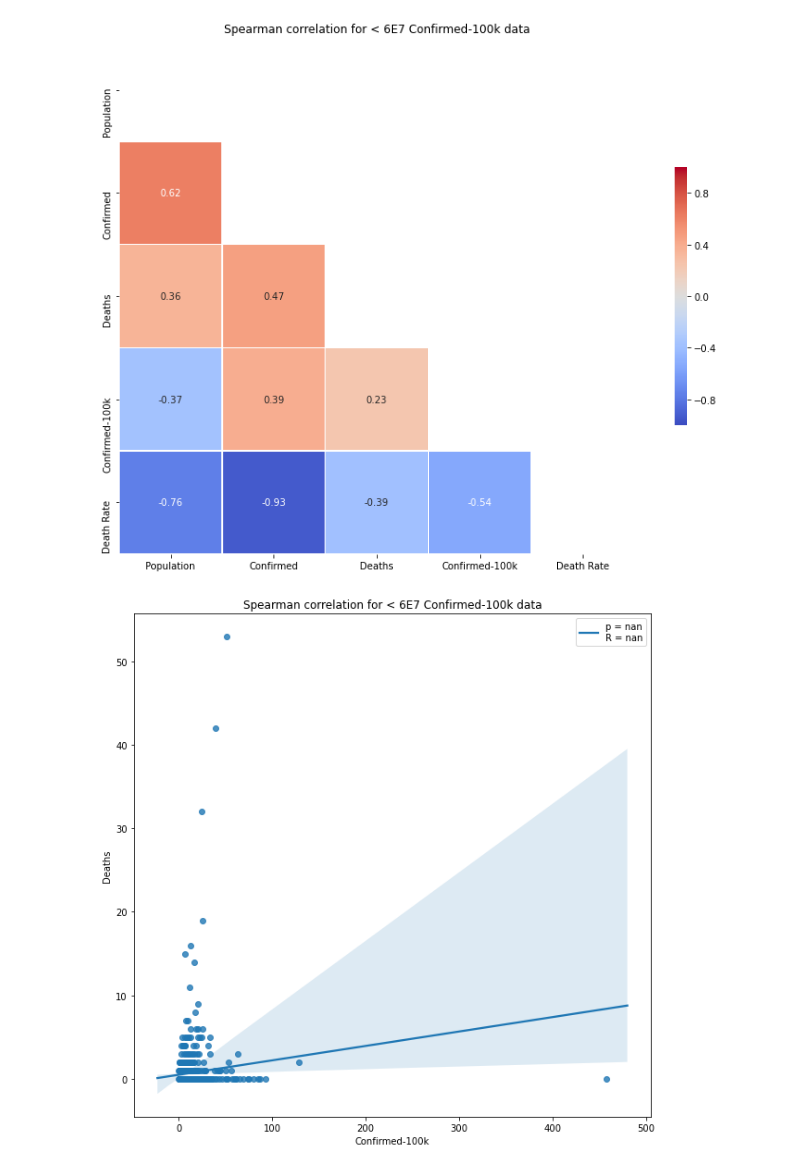
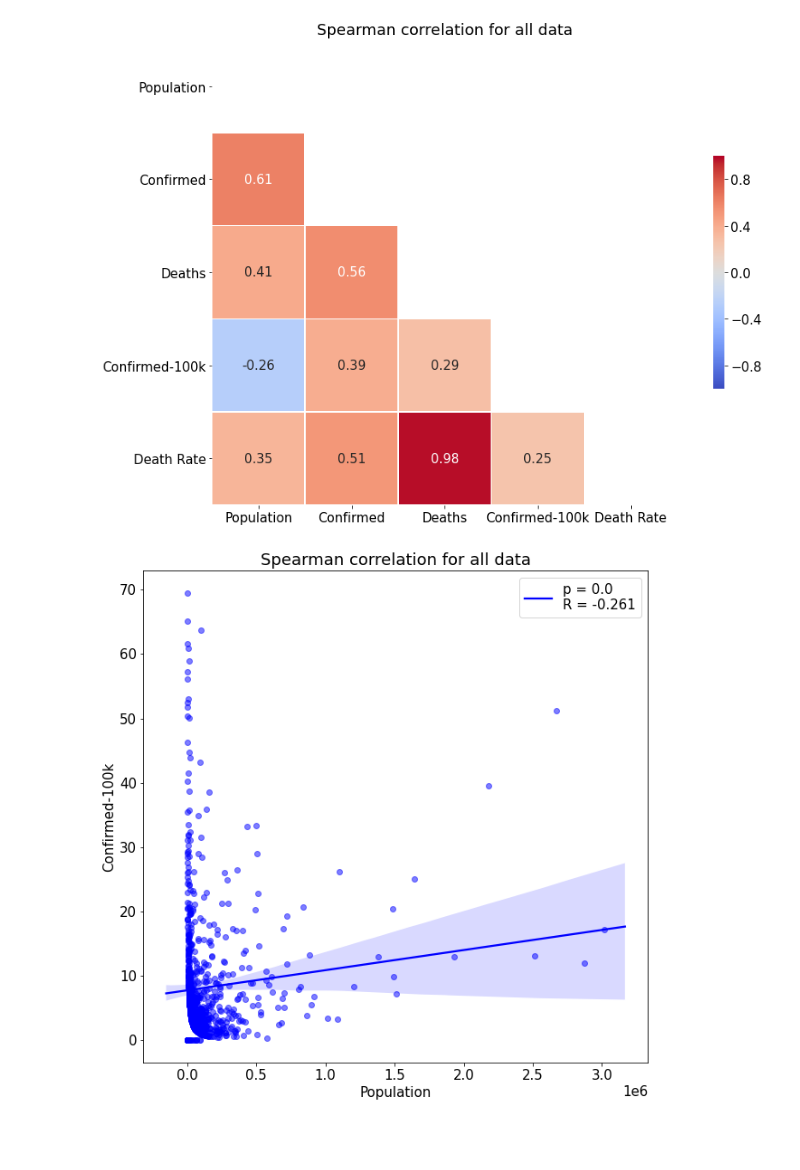
Before and after one commit to gfsilveira/covid, a Jupyter notebook: 01-Covid19-MunicipiosBR_correlation.ipynb, the cells around one changed output. Cells and saved outputs as stored; diff of their text form; code cells hidden in the pictures; blank space fills up the shorter version.

```diff
--- a/01-Covid19-MunicipiosBR_correlation.ipynb
+++ b/01-Covid19-MunicipiosBR_correlation.ipynb
@@ -61,12 +60,12 @@ df.tail()
 # df.head()
 # %%
 df = df[(df['date'] == '2020-04-10') & (df['place_type'] == 'city')][[
+    "city",
     "estimated_population_2019",
     "last_available_confirmed",
     "last_available_deaths",
     "last_available_confirmed_per_100k_inhabitants",
     "last_available_death_rate",
-    "city"
 ]]
 df = df.rename(columns={
     "estimated_population_2019": "Population",
@@ -76,5 +75,5 @@ df = df.rename(columns={
     "last_available_death_rate": "Death Rate",
     "city": "City"
 })
-df.head()
+df.info()
 # %% [output]
@@ -86,0 +91,3 @@ df.head()
+# %%
+df.fillna(0, inplace=True)
+df.info()
@@ -89,10 +108,15 @@ df['City'].to_csv('cities.csv', header=['City'])
 # %%
 g = 1
 print_campo = 'n'
-col1 = 'Confirmed-100k'
-col2 = 'Deaths'
+col1 = 'Population'
+col2 = 'Confirmed-100k'
+col3 = 'Death Rate'
+plt.rcParams.update({'font.size': 15})
+plt.rcParams['xtick.labelsize'] = 15
+plt.rcParams['ytick.labelsize'] = 15
 try:
-    os.mkdir(col2)
+    if print_campo == 's':
+        os.mkdir(col2)
     print('Directory created')
 except FileExistsError:
     print('Directory already exists')
@@ -188,7 +253,8 @@ if print_campo == 's':
+# %%
+df = df[(df[col1] < 6000000) & (df[col2] < 70) & (df[col3] < 0.75)]
 # %%
 g += 1
-df_mod = df[df['Population'] < 6000000]
-corr = df_mod.corr(method='spearman')
+corr = df.corr(method='spearman')
 mask = np.triu(np.ones_like(corr, dtype=np.bool))
 plt.figure(figsize=(15, 10))
 sns.heatmap(
@@ -203,26 +269,32 @@ sns.heatmap(
     cbar_kws={"shrink": .5},
     annot=True
 )
-plt.title('Spearman correlation for < 6E7 '+col1+' data')
+plt.title('Spearman correlation for all data')
 if print_campo == 's':
     plt.savefig(col2+'\\0'+str(g)+'-'+col2+'_'+data+'.png', dpi=150)
 # %% [output]
-[figure, old version]
+[figure, new version]
 # %%
 g += 1
-df_mold = df_mod
-pear_pos = stats.spearmanr(df_mold[col1], df_mold[col2])
 plt.figure(figsize=(10, 10))
 sns.regplot(
     x=col1,
     y=col2,
-    data=df_mold
+    data=df,
+    color='b',
+    scatter_kws={'alpha':0.5},
+    label=[col2],
 )
-plt.title('Spearman correlation for < 6E7 '+col1+' data')
-plt.legend([
-    'p = ' + str(round(pear_pos[1], 4)) + '\nR = ' + str(round(pear_pos[0], 4))
-])
+plt.title('Spearman correlation for all data')
+plt.ylabel(col2)
+pear_pos_col2 = stats.spearmanr(df[col1], df[col2])
+round_size = 3
+plt.legend(
+    [
+        'p = ' + str(round(pear_pos_col2[1], round_size)) + '\nR = ' + str(round(pear_pos_col2[0], round_size)),
+    ]
+)
 if print_campo == 's':
     plt.savefig(col2+'\\0'+str(g)+'-'+col2+'_'+data+'.png', dpi=150)
 # %% [output]
-[figure, old version]
+[figure, new version]
```
Also changed, not shown: parts of 23 cells of this notebook.
